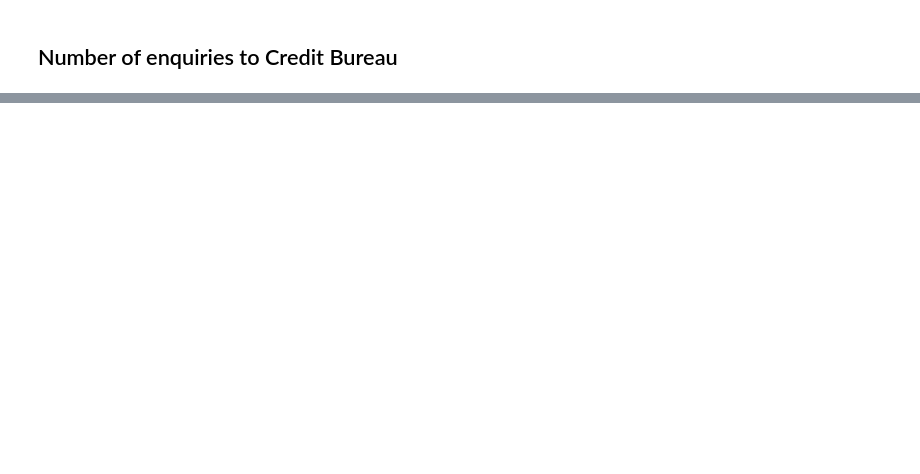
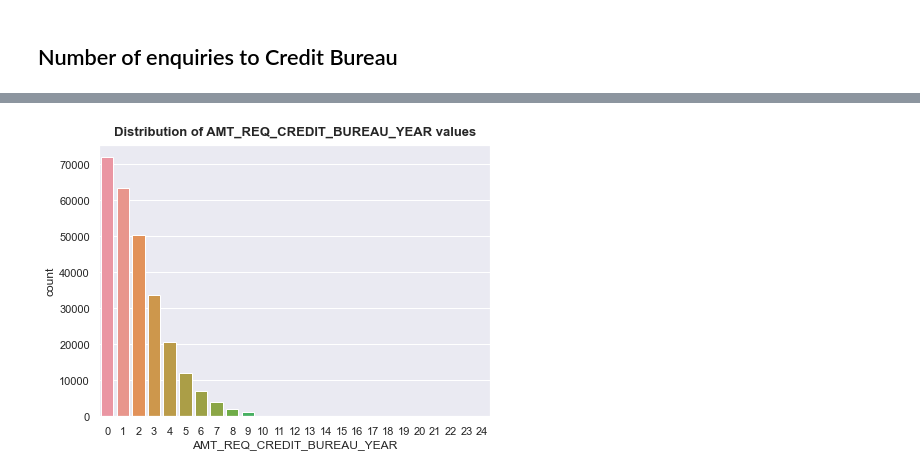
Before and after one commit to Gedas-LT/kaggle-home-credit, a Jupyter notebook: notebook.ipynb, the cells around one changed output, grey strips where cells are left out. Cells and saved outputs as stored; diff of their text form; code cells hidden in the pictures; blank space fills up the shorter version.

```diff
--- a/notebook.ipynb
+++ b/notebook.ipynb
@@ -268,2 +271,5 @@ application_train = distinct_values(application_train)
+# %%
+application_train["OCCUPATION_TYPE"].fillna("Unknown", inplace=True)
+application_test["OCCUPATION_TYPE"].fillna("Unknown", inplace=True)
 # %% [markdown]
 ## Number of enquiries to Credit Bureau
@@ -321,0 +288,7 @@ application_train.head()
+# %%
+fig, ax = plt.subplots(figsize=(7,5))
+sns.countplot(ax=ax, data=application_train, x="AMT_REQ_CREDIT_BUREAU_YEAR")
+plt.title("Distribution of AMT_REQ_CREDIT_BUREAU_YEAR values", fontsize=13, fontweight="bold", pad=10)
+plt.gca().xaxis.set_major_formatter(FuncFormatter(lambda x, _: int(x)));
+# %% [output]
+[figure, added]
```
Also changed, not shown: parts of 37 cells of this notebook, 1 other file.
